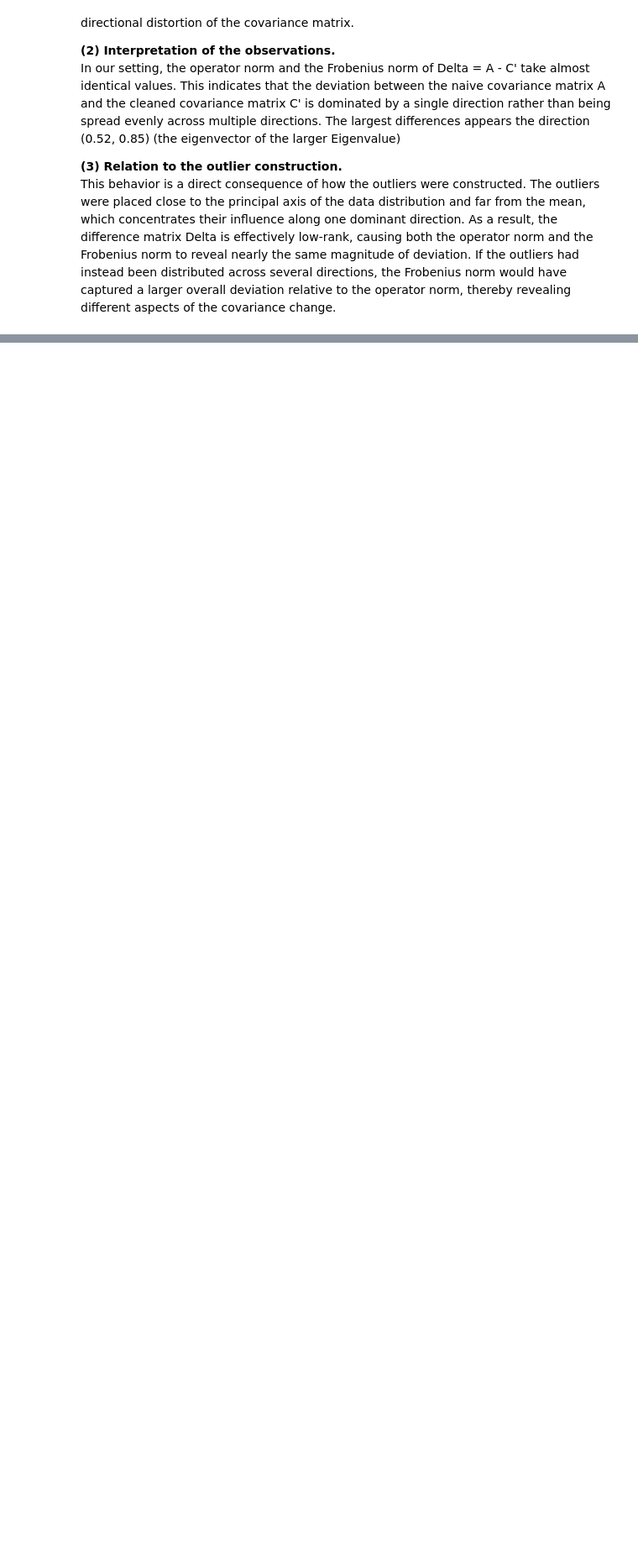
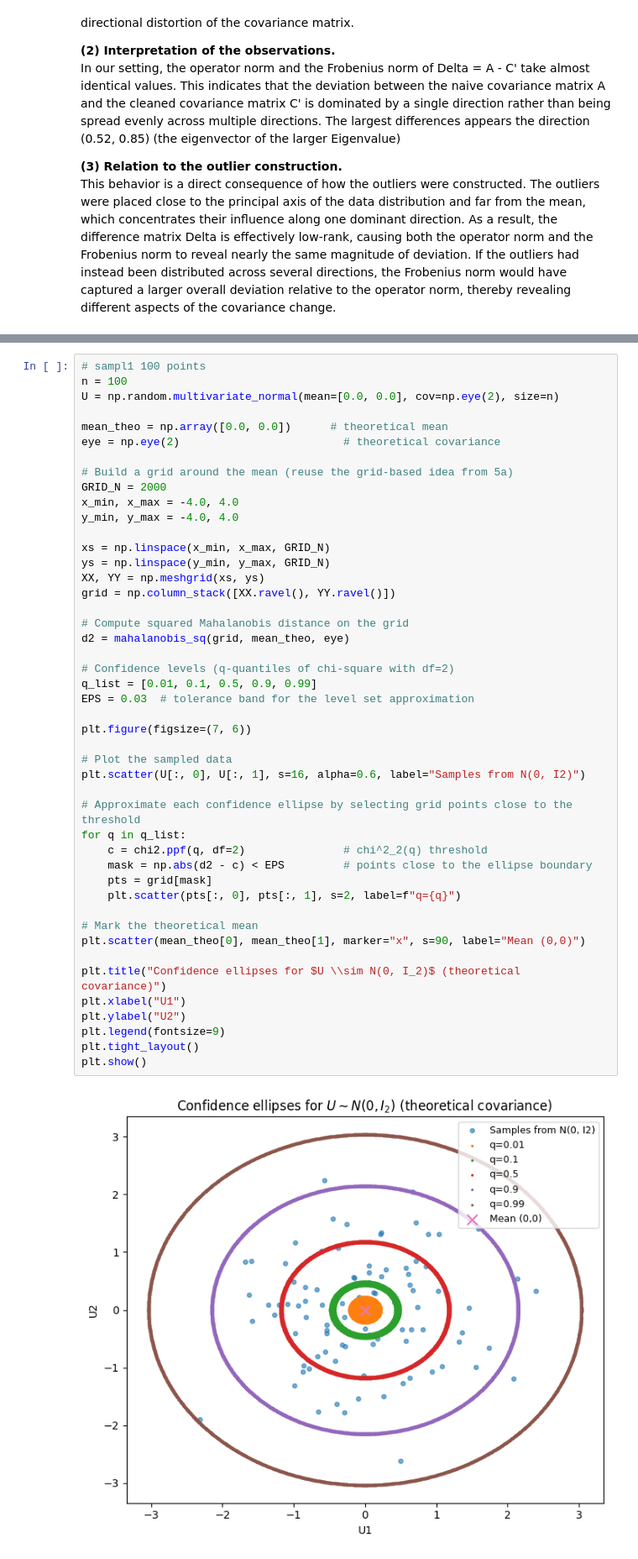
Before and after one commit to pbahde2/UL-Exercise-Sheet-8, a Jupyter notebook: ul_task8.ipynb, the cells around one changed output, grey strips where cells are left out. Shown at 84% size. Saved outputs shown, nothing was run; the diff lists cells and outputs as text; blank space fills up the shorter version.

```diff
--- a/ul_task8.ipynb
+++ b/ul_task8.ipynb
@@ -326,0 +425,48 @@ This behavior is a direct consequence of how the outliers were constructed. The
+# %%
+# sampl1 100 points
+n = 100
+U = np.random.multivariate_normal(mean=[0.0, 0.0], cov=np.eye(2), size=n)
+
+mean_theo = np.array([0.0, 0.0])      # theoretical mean
+eye = np.eye(2)                         # theoretical covariance
+
+# Build a grid around the mean (reuse the grid-based idea from 5a)
+GRID_N = 2000
+x_min, x_max = -4.0, 4.0
+y_min, y_max = -4.0, 4.0
+
+xs = np.linspace(x_min, x_max, GRID_N)
+ys = np.linspace(y_min, y_max, GRID_N)
+XX, YY = np.meshgrid(xs, ys)
+grid = np.column_stack([XX.ravel(), YY.ravel()])
+
+# Compute squared Mahalanobis distance on the grid
+d2 = mahalanobis_sq(grid, mean_theo, eye)
+
+# Confidence levels (q-quantiles of chi-square with df=2)
+q_list = [0.01, 0.1, 0.5, 0.9, 0.99]
+EPS = 0.03  # tolerance band for the level set approximation
+
+plt.figure(figsize=(7, 6))
+
+# Plot the sampled data
+plt.scatter(U[:, 0], U[:, 1], s=16, alpha=0.6, label="Samples from N(0, I2)")
+
+# Approximate each confidence ellipse by selecting grid points close to the threshold
+for q in q_list:
+    c = chi2.ppf(q, df=2)               # chi^2_2(q) threshold
+    mask = np.abs(d2 - c) < EPS         # points close to the ellipse boundary
+    pts = grid[mask]
+    plt.scatter(pts[:, 0], pts[:, 1], s=2, label=f"q={q}")
+
+# Mark the theoretical mean
+plt.scatter(mean_theo[0], mean_theo[1], marker="x", s=90, label="Mean (0,0)")
+
+plt.title("Confidence ellipses for $U \\sim N(0, I_2)$ (theoretical covariance)")
+plt.xlabel("U1")
+plt.ylabel("U2")
+plt.legend(fontsize=9)
+plt.tight_layout()
+plt.show()
+# %% [output]
+[figure, added]
```
Also changed, not shown: parts of 8 cells of this notebook.
